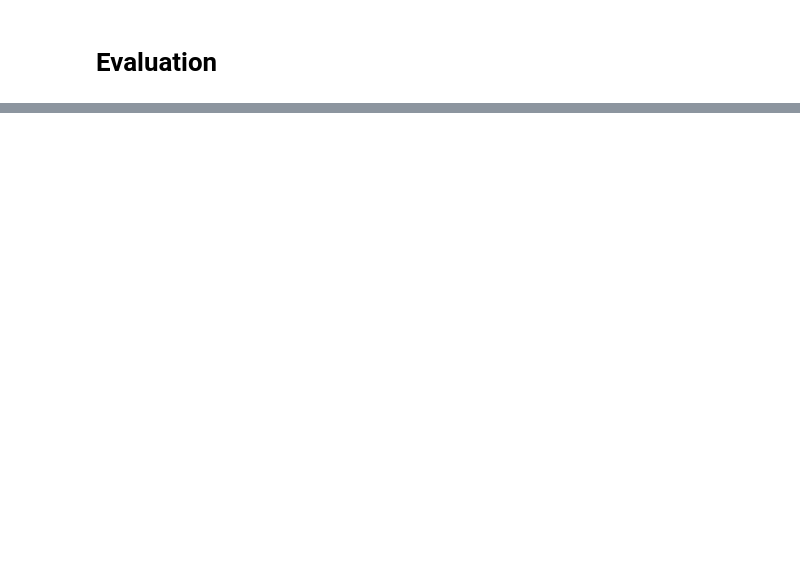
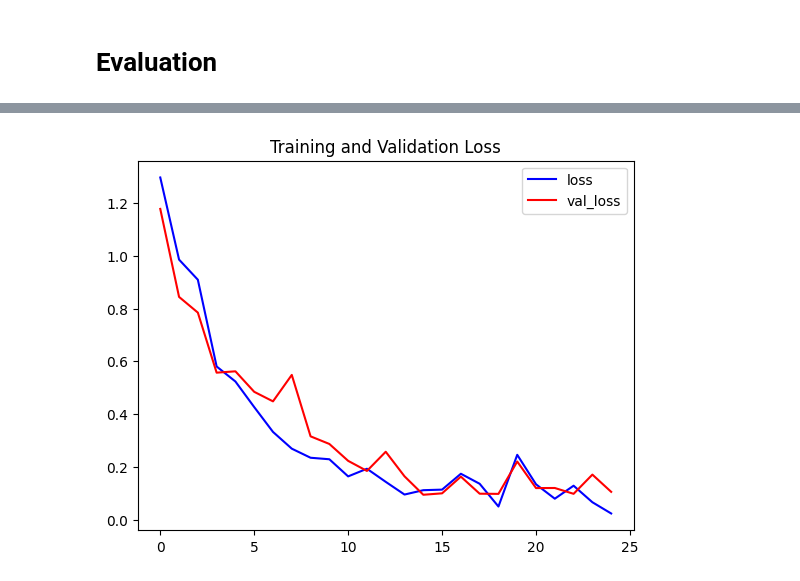
Before and after one commit to Parsa-Baniamerian/Activity_Recognition, a Jupyter notebook: Activity_Recognition.ipynb, the cells around one changed output, grey strips where cells are left out. Drawn from its saved outputs; the diff is of its cells as text; code cells hidden in the pictures; blank space fills up the shorter version.

Commit message:
Both models were retrained

```diff
--- a/Activity_Recognition.ipynb
+++ b/Activity_Recognition.ipynb
@@ -352,6 +342,6 @@ Model: "sequential_21"
 # Compile and Train the model
 early_stopping_callback = EarlyStopping(monitor="val_loss", patience=10, mode="min", restore_best_weights=True)
 lrcn_model.compile(loss="categorical_crossentropy", optimizer="Adam", metrics=["accuracy"])
-lrcn_model_training_history = lrcn_model.fit(x=features_train, y=labels_train, epochs=60, batch_size=4, shuffle=True, validation_split=0.2, callbacks=["early_stopping_callback"])
+lrcn_model_training_history = lrcn_model.fit(x=features_train, y=labels_train, epochs=60, batch_size=4, shuffle=True, validation_split=0.2, callbacks=[early_stopping_callback])
 
 lrcn_model.save("model_lrcn_v1.keras")
@@ -363,5 +373,7 @@ lrcn_model_evaluation_history = lrcn_model.evaluate(features_test, labels_test)
 # %%
 # Plot the training and validation loss
-plot_metrics(convlstm_model_training_history, "loss", "val_loss", "Training and Validation Loss")
+plot_metrics(lrcn_model_training_history, "loss", "val_loss", "Training and Validation Loss")
+# %% [output]
+[figure, added]
 # %%
 # Plot the training and validation accuracy
```
Also changed, not shown: parts of 10 cells of this notebook.
